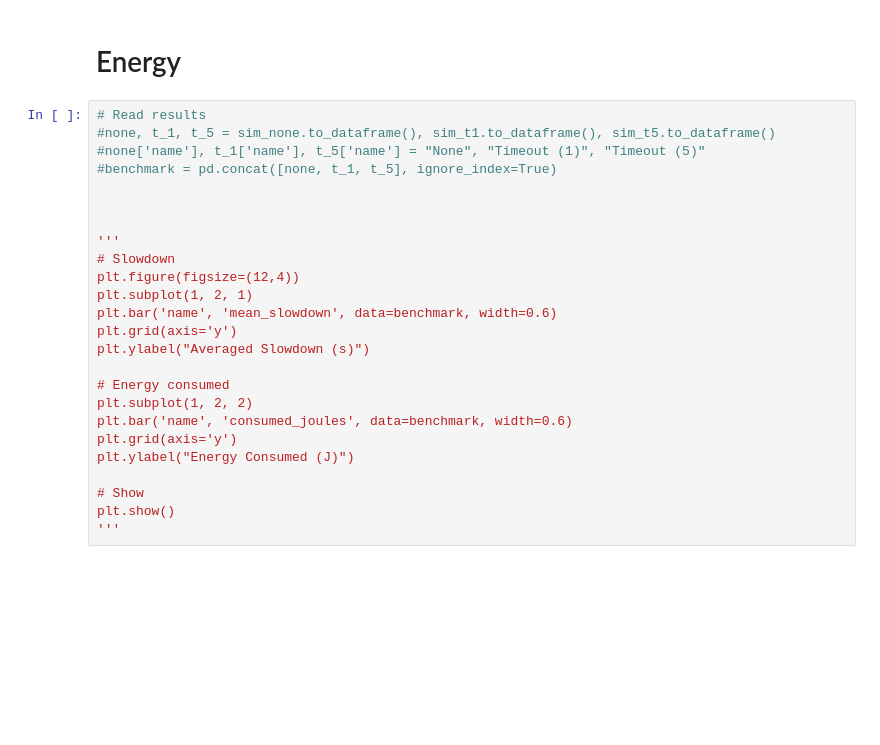
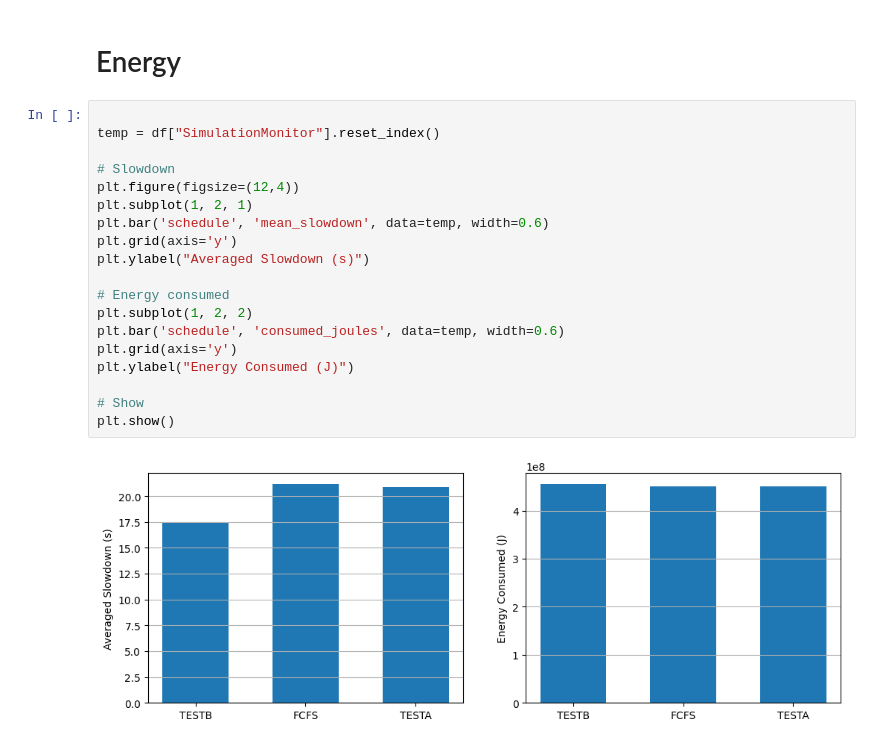
Before and after one commit to tanaxer01/bati-scheduler, a Jupyter notebook: Untitled.ipynb, the cells around one changed output. Drawn from its saved outputs; the diff is of its cells as text; blank space fills up the shorter version.

```diff
--- a/Untitled.ipynb
+++ b/Untitled.ipynb
@@ -149,27 +167,23 @@ evalys.visu.legacy.plot_series('waiting_time', jobsets)
 # %% [markdown]
 # Energy
 # %%
-# Read results
-#none, t_1, t_5 = sim_none.to_dataframe(), sim_t1.to_dataframe(), sim_t5.to_dataframe()
-#none['name'], t_1['name'], t_5['name'] = "None", "Timeout (1)", "Timeout (5)"
-#benchmark = pd.concat([none, t_1, t_5], ignore_index=True)
 
+temp = df["SimulationMonitor"].reset_index()
 
-
-'''
 # Slowdown
 plt.figure(figsize=(12,4))
 plt.subplot(1, 2, 1)
-plt.bar('name', 'mean_slowdown', data=benchmark, width=0.6)
+plt.bar('schedule', 'mean_slowdown', data=temp, width=0.6)
 plt.grid(axis='y')
 plt.ylabel("Averaged Slowdown (s)")
 
 # Energy consumed
 plt.subplot(1, 2, 2)
-plt.bar('name', 'consumed_joules', data=benchmark, width=0.6)
+plt.bar('schedule', 'consumed_joules', data=temp, width=0.6)
 plt.grid(axis='y')
 plt.ylabel("Energy Consumed (J)")
 
 # Show
 plt.show()
-'''
+# %% [output]
+[figure, added]
```
Also changed, not shown: parts of 11 cells of this notebook, 25 other files.
